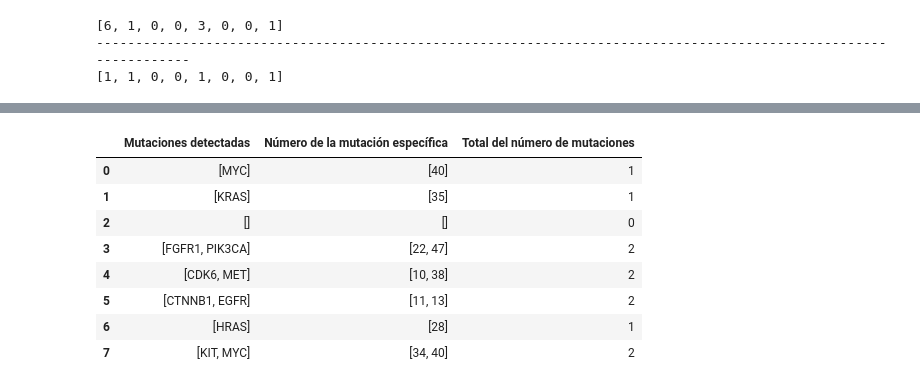
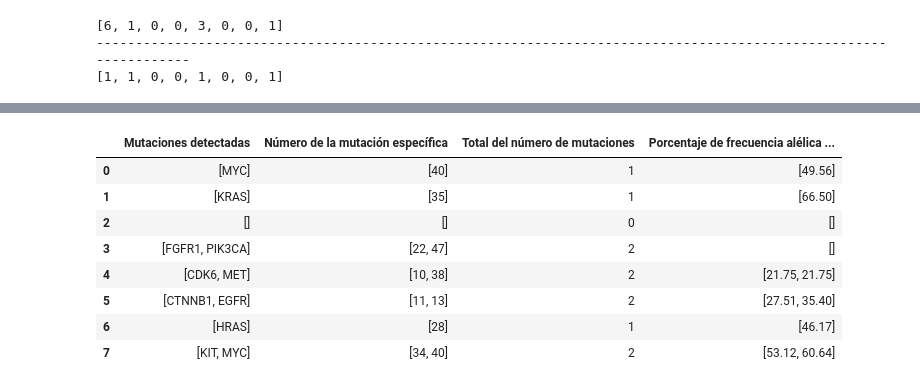
Before and after one commit to LuciaVitores/Automatizacion_PDF_scraping, a Jupyter notebook: PruebaLucia.ipynb, the cells around one changed output, grey strips where cells are left out. Saved outputs shown, nothing was run; the diff lists cells and outputs as text; code cells hidden in the pictures.

```diff
--- a/PruebaLucia.ipynb
+++ b/PruebaLucia.ipynb
@@ -671,35 +690,0 @@ print(numero_iden)
-# %%
-patron_frecuencia = re.compile(r"\d{2}\.\d{2}")
-frecuencias_totales = []
-
-for ficheroPDF in ficheros:
-    lines = LeerDocumento(os.path.join(Ruta, ficheroPDF))
-    lista_frec = []
-
-    for mutacion in mutaciones:
-        if mutacion in lines:
-            posicion = lines.index(mutacion)
-
-            if mutacion == "FGFR4":
-                if posicion < len(lines) - 1 and lines[posicion + 1] == "p.(P136L)":
-                    pass
-                else:
-                    print(f"{ficheroPDF} - Existe: {mutacion}")
-            else:
-                benigno = False
-                for a in range(posicion + 1, posicion + 10):
-                    if "Benign" in lines[a]:
-                        benigno = True
-                if not benigno:
-                    print(f"{ficheroPDF} - Existe: {mutacion}")
-                    for i in lines[posicion:posicion+10]:
-                        resultado = re.search(patron_frecuencia, i)
-                        if resultado:
-                            frec = resultado.group()
-                            lista_frec.append(frec)
-                            frecuencias.append(frec)
-
-    print(f"{ficheroPDF} - Frecuencias: {lista_frec}")
-    frecuencias_totales.append(lista_frec)
-
-print(frecuencias_totales)
@@ -1150,15 +917,15 @@ Tabla2Diagnostico
 # %%
-Tabla4MutacionesEspecificas = pd.DataFrame({'Mutaciones detectadas':mut, 'Número de la mutación específica':numero_iden, 'Total del número de mutaciones': num_mutaciones, })
+Tabla3MutacionesEspecificas = pd.DataFrame({'Mutaciones detectadas':mut, 'Número de la mutación específica':numero_iden, 'Total del número de mutaciones': num_mutaciones, 'Porcentaje de frecuencia alélica (ADN)': frecuencias_totales })
-# %%
-Tabla4MutacionesEspecificas
-# %% [output]
-|  | Mutaciones detectadas | Número de la mutación específica | Total del número de mutaciones |
-| 0 | [MYC] | [40] | 1 |
-| 1 | [KRAS] | [35] | 1 |
-| 2 | [] | [] | 0 |
-| 3 | [FGFR1, PIK3CA] | [22, 47] | 2 |
-| 4 | [CDK6, MET] | [10, 38] | 2 |
-| 5 | [CTNNB1, EGFR] | [11, 13] | 2 |
-| 6 | [HRAS] | [28] | 1 |
-| 7 | [KIT, MYC] | [34, 40] | 2 |
+# %%
+Tabla3MutacionesEspecificas
+# %% [output]
+|  | Mutaciones detectadas | Número de la mutación específica | Total del número de mutaciones | Porcentaje de frecuencia alélica ... |
+| 0 | [MYC] | [40] | 1 | [49.56] |
+| 1 | [KRAS] | [35] | 1 | [66.50] |
+| 2 | [] | [] | 0 | [] |
+| 3 | [FGFR1, PIK3CA] | [22, 47] | 2 | [] |
+| 4 | [CDK6, MET] | [10, 38] | 2 | [21.75, 21.75] |
+| 5 | [CTNNB1, EGFR] | [11, 13] | 2 | [27.51, 35.40] |
+| 6 | [HRAS] | [28] | 1 | [46.17] |
+| 7 | [KIT, MYC] | [34, 40] | 2 | [53.12, 60.64] |
 # %%
```
Also changed, not shown: parts of 113 cells of this notebook.
